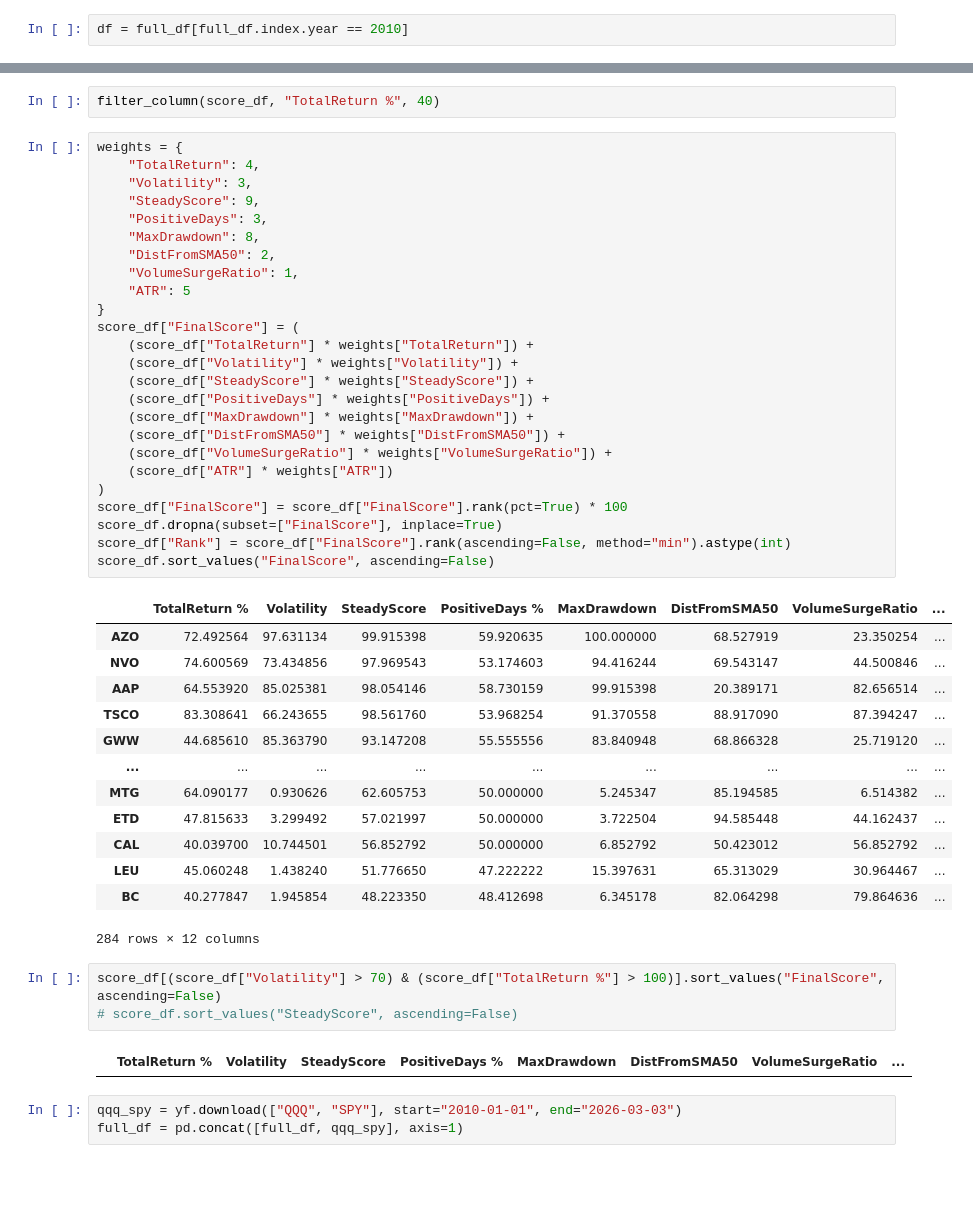
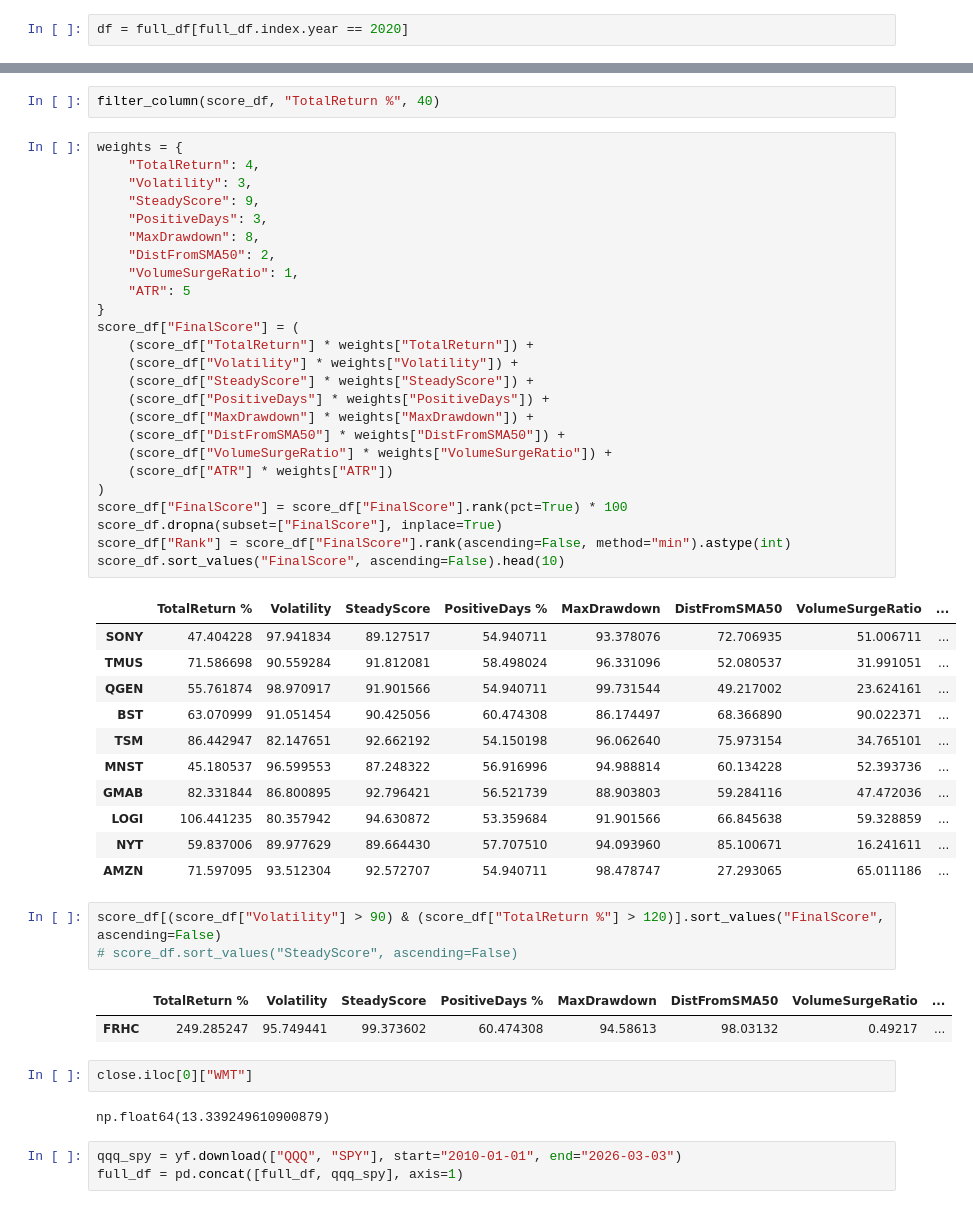
Before and after one commit to Idan-Sasson/Stocks-Strategies, a Jupyter notebook: Scanners/SteadyRising.ipynb, the cells around one changed output, grey strips where cells are left out. Cells and saved outputs as stored; diff of their text form; blank space fills up the shorter version.

```diff
--- a/Scanners/SteadyRising.ipynb
+++ b/Scanners/SteadyRising.ipynb
@@ -76,7 +84,7 @@ tmp = pd.read_parquet("AllUSData-20100101-20260303.parquet")
 # %%
 full_df = tmp.copy()
 # %%
-df = full_df[full_df.index.year == 2010]
+df = full_df[full_df.index.year == 2020]
 # %%
 start_date = '2024-02-19'
 end_date = '2025-02-19'
@@ -141,47 +149,50 @@ filter_column(score_df, "TotalReturn %", 40)
 # %%
 weights = {
     "TotalReturn": 4,
     "Volatility": 3,
     "SteadyScore": 9,
     "PositiveDays": 3,
     "MaxDrawdown": 8,
     "DistFromSMA50": 2,
     "VolumeSurgeRatio": 1,
     "ATR": 5
 }
 score_df["FinalScore"] = (
     (score_df["TotalReturn"] * weights["TotalReturn"]) +
     (score_df["Volatility"] * weights["Volatility"]) +
     (score_df["SteadyScore"] * weights["SteadyScore"]) +
     (score_df["PositiveDays"] * weights["PositiveDays"]) +
     (score_df["MaxDrawdown"] * weights["MaxDrawdown"]) +
     (score_df["DistFromSMA50"] * weights["DistFromSMA50"]) +
     (score_df["VolumeSurgeRatio"] * weights["VolumeSurgeRatio"]) +
     (score_df["ATR"] * weights["ATR"])
 )
 score_df["FinalScore"] = score_df["FinalScore"].rank(pct=True) * 100
 score_df.dropna(subset=["FinalScore"], inplace=True)
 score_df["Rank"] = score_df["FinalScore"].rank(ascending=False, method="min").astype(int)
-score_df.sort_values("FinalScore", ascending=False)
+score_df.sort_values("FinalScore", ascending=False).head(10)
 # %% [output]
 |  | TotalReturn % | Volatility | SteadyScore | PositiveDays % | MaxDrawdown | DistFromSMA50 | VolumeSurgeRatio | ... |
-| AZO | 72.492564 | 97.631134 | 99.915398 | 59.920635 | 100.000000 | 68.527919 | 23.350254 | ... |
-| NVO | 74.600569 | 73.434856 | 97.969543 | 53.174603 | 94.416244 | 69.543147 | 44.500846 | ... |
-| AAP | 64.553920 | 85.025381 | 98.054146 | 58.730159 | 99.915398 | 20.389171 | 82.656514 | ... |
-| TSCO | 83.308641 | 66.243655 | 98.561760 | 53.968254 | 91.370558 | 88.917090 | 87.394247 | ... |
-| GWW | 44.685610 | 85.363790 | 93.147208 | 55.555556 | 83.840948 | 68.866328 | 25.719120 | ... |
-| ... | ... | ... | ... | ... | ... | ... | ... | ... |
-| MTG | 64.090177 | 0.930626 | 62.605753 | 50.000000 | 5.245347 | 85.194585 | 6.514382 | ... |
-| ETD | 47.815633 | 3.299492 | 57.021997 | 50.000000 | 3.722504 | 94.585448 | 44.162437 | ... |
-| CAL | 40.039700 | 10.744501 | 56.852792 | 50.000000 | 6.852792 | 50.423012 | 56.852792 | ... |
-| LEU | 45.060248 | 1.438240 | 51.776650 | 47.222222 | 15.397631 | 65.313029 | 30.964467 | ... |
-| BC | 40.277847 | 1.945854 | 48.223350 | 48.412698 | 6.345178 | 82.064298 | 79.864636 | ... |
+| SONY | 47.404228 | 97.941834 | 89.127517 | 54.940711 | 93.378076 | 72.706935 | 51.006711 | ... |
+| TMUS | 71.586698 | 90.559284 | 91.812081 | 58.498024 | 96.331096 | 52.080537 | 31.991051 | ... |
+| QGEN | 55.761874 | 98.970917 | 91.901566 | 54.940711 | 99.731544 | 49.217002 | 23.624161 | ... |
+| BST | 63.070999 | 91.051454 | 90.425056 | 60.474308 | 86.174497 | 68.366890 | 90.022371 | ... |
+| TSM | 86.442947 | 82.147651 | 92.662192 | 54.150198 | 96.062640 | 75.973154 | 34.765101 | ... |
+| MNST | 45.180537 | 96.599553 | 87.248322 | 56.916996 | 94.988814 | 60.134228 | 52.393736 | ... |
+| GMAB | 82.331844 | 86.800895 | 92.796421 | 56.521739 | 88.903803 | 59.284116 | 47.472036 | ... |
+| LOGI | 106.441235 | 80.357942 | 94.630872 | 53.359684 | 91.901566 | 66.845638 | 59.328859 | ... |
+| NYT | 59.837006 | 89.977629 | 89.664430 | 57.707510 | 94.093960 | 85.100671 | 16.241611 | ... |
+| AMZN | 71.597095 | 93.512304 | 92.572707 | 54.940711 | 98.478747 | 27.293065 | 65.011186 | ... |
-284 rows × 12 columns
 # %%
-score_df[(score_df["Volatility"] > 70) & (score_df["TotalReturn %"] > 100)].sort_values("FinalScore", ascending=False)
+score_df[(score_df["Volatility"] > 90) & (score_df["TotalReturn %"] > 120)].sort_values("FinalScore", ascending=False)
 # score_df.sort_values("SteadyScore", ascending=False)
 # %% [output]
 |  | TotalReturn % | Volatility | SteadyScore | PositiveDays % | MaxDrawdown | DistFromSMA50 | VolumeSurgeRatio | ... |
+| FRHC | 249.285247 | 95.749441 | 99.373602 | 60.474308 | 94.58613 | 98.03132 | 0.49217 | ... |
+# %%
+close.iloc[0]["WMT"]
+# %% [output]
+np.float64(13.339249610900879)
 # %%
 qqq_spy = yf.download(["QQQ", "SPY"], start="2010-01-01", end="2026-03-03")
 full_df = pd.concat([full_df, qqq_spy], axis=1)
```
Also changed, not shown: parts of 6 cells of this notebook, 5 other files.
